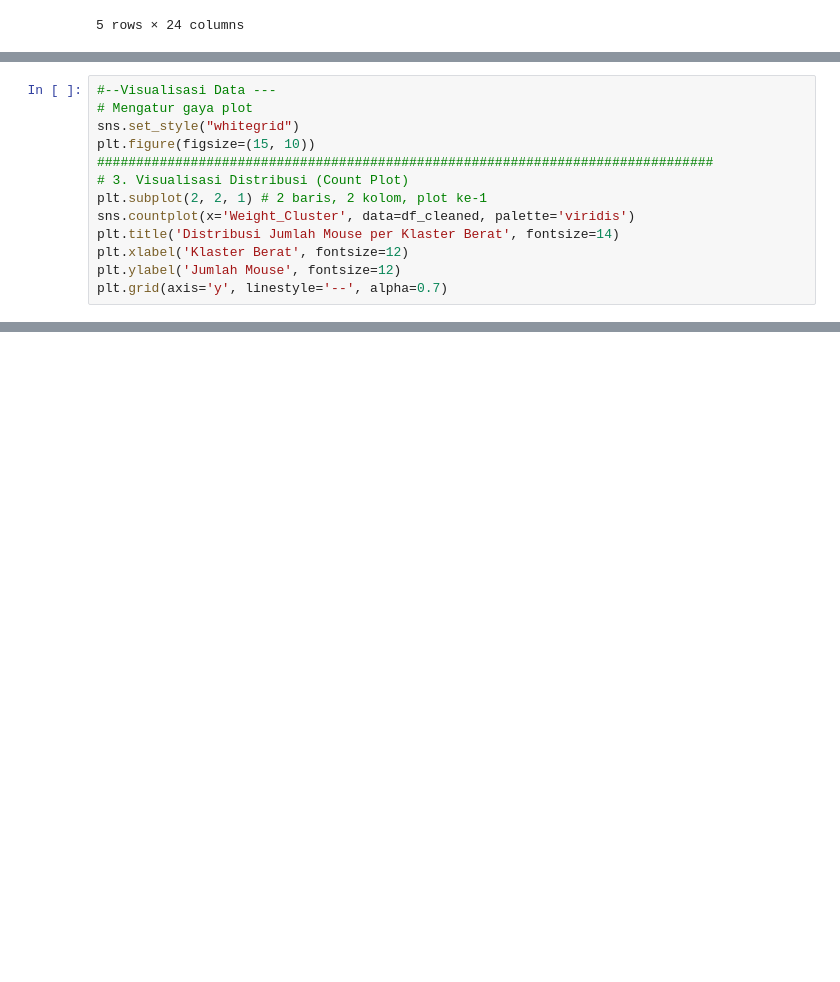
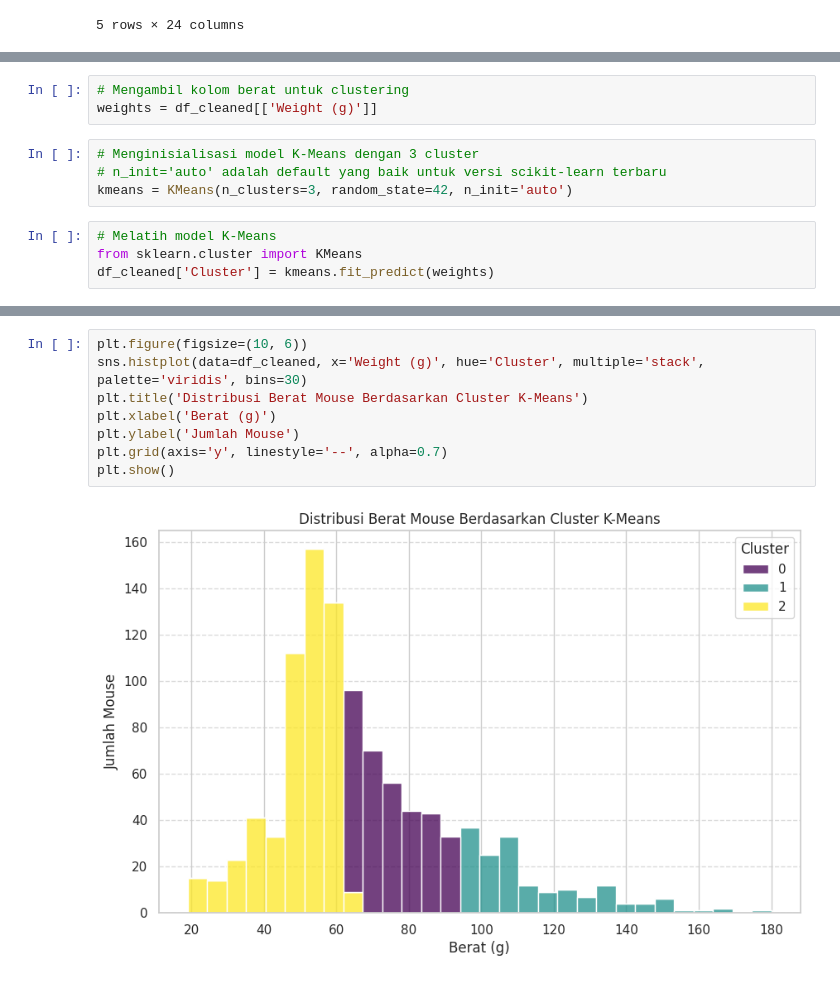
Before and after one commit to Ariefnaufal67/Pembelajaran_mesin, a Jupyter notebook: mouse.ipynb, the cells around one changed output, grey strips where cells are left out. Saved outputs shown, nothing was run; the diff lists cells and outputs as text; blank space fills up the shorter version.

```diff
--- a/mouse.ipynb
+++ b/mouse.ipynb
@@ -450,13 +360,0 @@ df_cleaned['Weight_Cluster'] = pd.Categorical(df_cleaned['Weight_Cluster'], cate
-# %%
-#--Visualisasi Data ---
-# Mengatur gaya plot
-sns.set_style("whitegrid")
-plt.figure(figsize=(15, 10))
-###############################################################################
-# 3. Visualisasi Distribusi (Count Plot)
-plt.subplot(2, 2, 1) # 2 baris, 2 kolom, plot ke-1
-sns.countplot(x='Weight_Cluster', data=df_cleaned, palette='viridis')
-plt.title('Distribusi Jumlah Mouse per Klaster Berat', fontsize=14)
-plt.xlabel('Klaster Berat', fontsize=12)
-plt.ylabel('Jumlah Mouse', fontsize=12)
-plt.grid(axis='y', linestyle='--', alpha=0.7)
@@ -501,0 +372,11 @@ plt.show()
+# %%
+# Mengambil kolom berat untuk clustering
+weights = df_cleaned[['Weight (g)']]
+# %%
+# Menginisialisasi model K-Means dengan 3 cluster
+# n_init='auto' adalah default yang baik untuk versi scikit-learn terbaru
+kmeans = KMeans(n_clusters=3, random_state=42, n_init='auto')
+# %%
+# Melatih model K-Means
+from sklearn.cluster import KMeans
+df_cleaned['Cluster'] = kmeans.fit_predict(weights)
@@ -501,0 +392,10 @@ plt.show()
+# %%
+plt.figure(figsize=(10, 6))
+sns.histplot(data=df_cleaned, x='Weight (g)', hue='Cluster', multiple='stack', palette='viridis', bins=30)
+plt.title('Distribusi Berat Mouse Berdasarkan Cluster K-Means')
+plt.xlabel('Berat (g)')
+plt.ylabel('Jumlah Mouse')
+plt.grid(axis='y', linestyle='--', alpha=0.7)
+plt.show()
+# %% [output]
+[figure, added]
```
Also changed, not shown: parts of 19 cells of this notebook.
